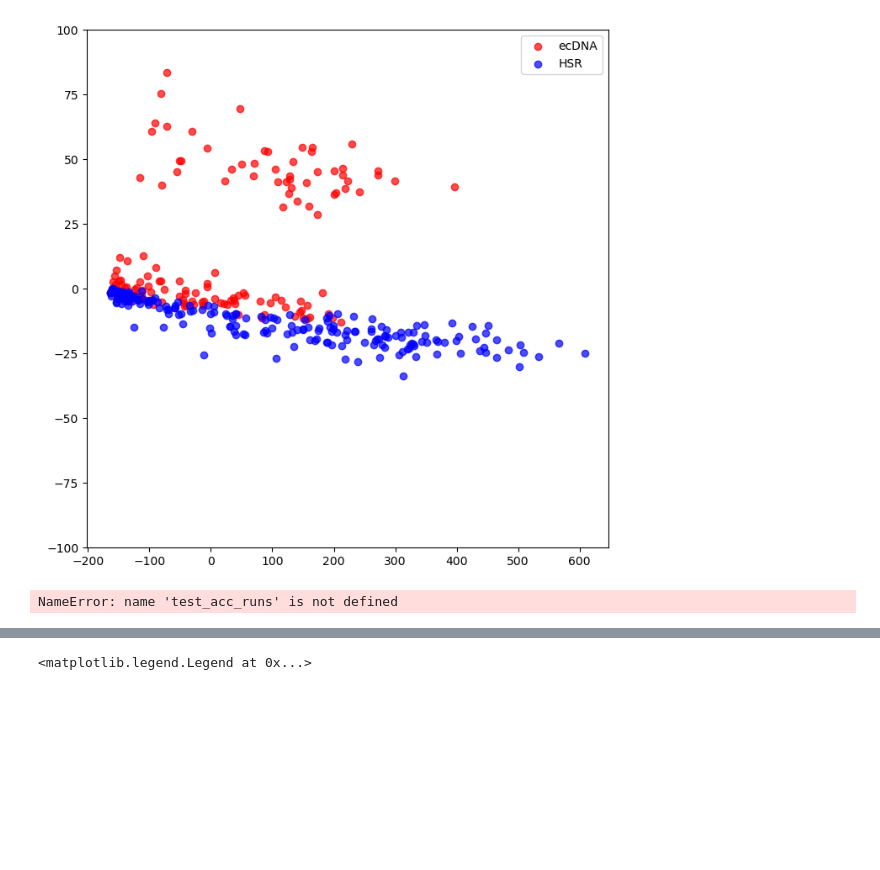
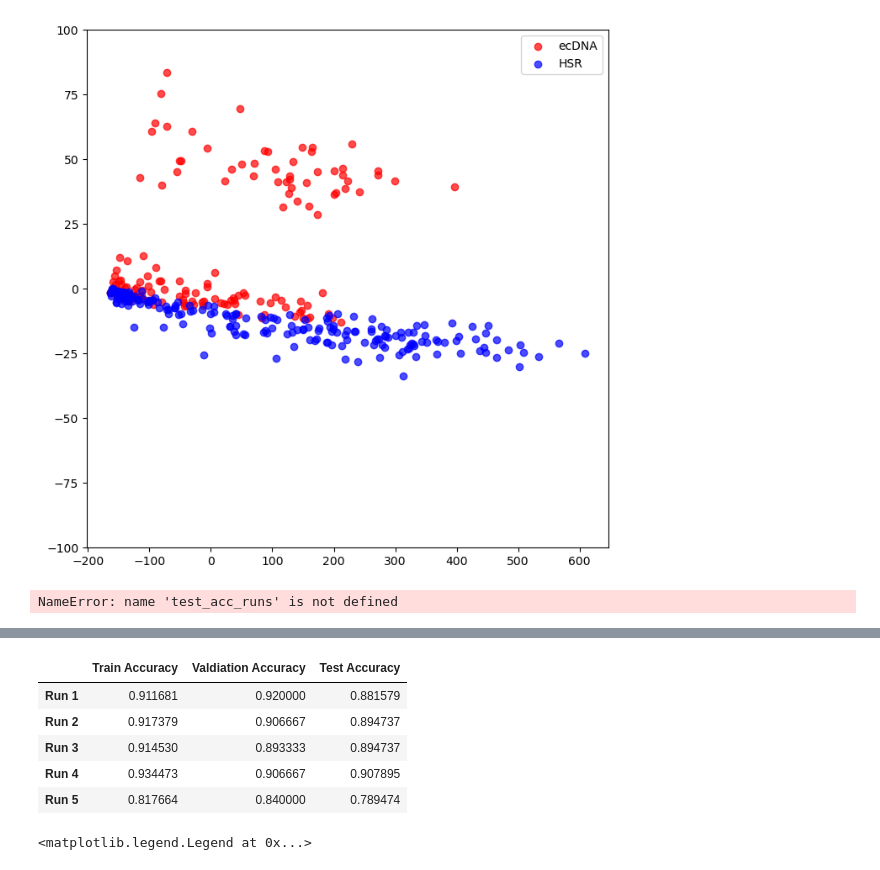
Before and after one commit to vikwaran03/DSC180B_Q2, a Jupyter notebook: Q2_Prep/graphsage_adjusted_hic.ipynb, the cells around one changed output, grey strips where cells are left out. Saved outputs shown, nothing was run; the diff lists cells and outputs as text; code cells hidden in the pictures; blank space fills up the shorter version.

```diff
--- a/Q2_Prep/graphsage_adjusted_hic.ipynb
+++ b/Q2_Prep/graphsage_adjusted_hic.ipynb
@@ -478,3 +478,16 @@ max_acc, best_model_idx
+# %%
+train_accs_across_runs = [all_metrics[i][0][-3] for i in range(len(all_metrics))]
+val_accs_across_runs = [all_metrics[i][2][-3] for i in range(len(all_metrics))]
+test_accs_across_runs = [all_metrics[i][1][-3] for i in range(len(all_metrics))]
+
+pd.DataFrame({'Train Accuracy': train_accs_across_runs, 'Valdiation Accuracy': val_accs_across_runs, 'Test Accuracy': test_accs_across_runs}, index = ['Run 1', 'Run 2', 'Run 3', 'Run 4', 'Run 5'])
+# %% [output]
+|  | Train Accuracy | Valdiation Accuracy | Test Accuracy |
+| Run 1 | 0.911681 | 0.920000 | 0.881579 |
+| Run 2 | 0.917379 | 0.906667 | 0.894737 |
+| Run 3 | 0.914530 | 0.893333 | 0.894737 |
+| Run 4 | 0.934473 | 0.906667 | 0.907895 |
+| Run 5 | 0.817664 | 0.840000 | 0.789474 |
 # %%
 embeddings = best_models[best_model_idx].get_embeddings().cpu().detach().numpy()
 pca = PCA(n_components=2)
```
Also changed, not shown: parts of 2 cells of this notebook, 14 other files.
